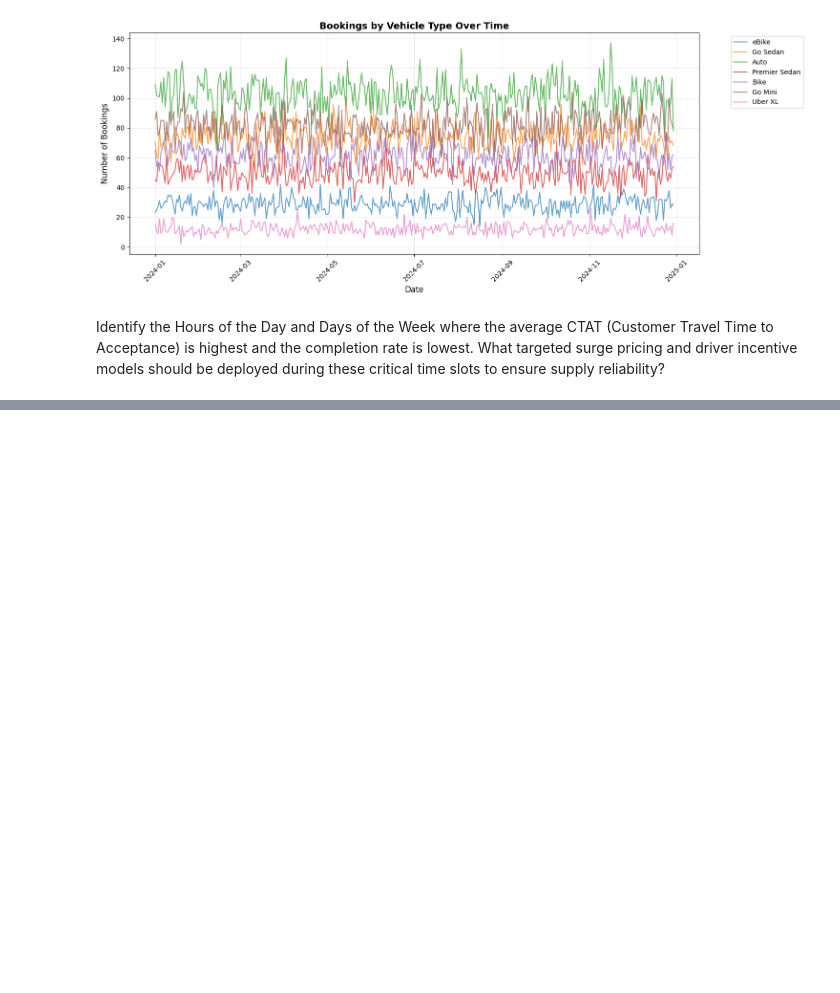
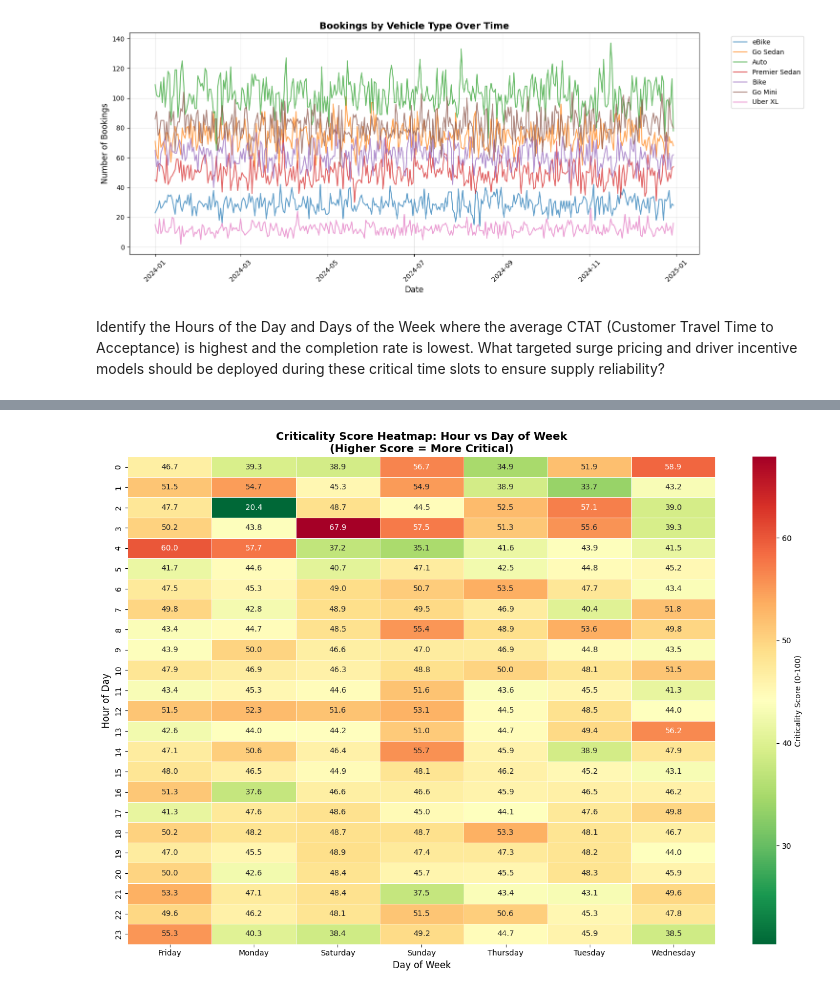
Before and after one commit to satya00089/ai-solutions-for-uber, a Jupyter notebook: ai-solutions-for-uber.ipynb, the cells around one changed output, grey strips where cells are left out. Saved outputs shown, nothing was run; the diff lists cells and outputs as text; code cells hidden in the pictures; blank space fills up the shorter version.

```diff
--- a/ai-solutions-for-uber.ipynb
+++ b/ai-solutions-for-uber.ipynb
@@ -217,0 +228,9 @@ df.groupby('DayOfWeek_Num')['Hour']
+# %%
+completion_stats = df.groupby(['DayOfWeek', 'Hour']).agg(
+    Total_Bookings=('Booking Status', 'count'),
+    Completed_Bookings=('Booking Status', lambda x: (x == 'Completed').sum())
+).reset_index()
+completion_stats['Completion_Rate'] = (
+    completion_stats['Completed_Bookings'] / completion_stats['Total_Bookings'] * 100
+)
+print(completion_stats.sort_values('Completion_Rate', ascending=True).head(10))
@@ -217,0 +249,19 @@ df.groupby('DayOfWeek_Num')['Hour']
+# %%
+criticality = ctat_flat.merge(
+    completion_stats,
+    on=['DayOfWeek', 'Hour']
+)
+criticality['CTAT Normalized'] = (
+    (criticality['Avg CTAT'] - criticality['Avg CTAT'].min()) /
+    (criticality['Avg CTAT'].max() - criticality['Avg CTAT'].min()) * 100
+)
+criticality['CompletionRate_Inverted'] = 100 - criticality['Completion_Rate']
+CTAT_WEIGHT = 0.5
+COMPLETION_WEIGHT = 0.5
+
+criticality['Criticality_Score'] = (
+    criticality['CTAT Normalized'] * CTAT_WEIGHT +
+    criticality['CompletionRate_Inverted'] * COMPLETION_WEIGHT
+)
+
+criticality.sort_values('Criticality_Score', ascending=False).head(15)[['DayOfWeek', 'Hour', 'Criticality_Score']]
@@ -217,0 +285,17 @@ df.groupby('DayOfWeek_Num')['Hour']
+# %%
+criticality_pivot = criticality.pivot(
+    index='Hour',
+    columns='DayOfWeek',
+    values='Criticality_Score'
+)
+plt.figure(figsize=(14, 10))
+sns.heatmap(criticality_pivot, cmap='RdYlGn_r', annot=True, fmt='.1f',
+            cbar_kws={'label': 'Criticality Score (0-100)'}, linewidths=0.5)
+plt.title('Criticality Score Heatmap: Hour vs Day of Week\n(Higher Score = More Critical)',
+          fontsize=14, fontweight='bold')
+plt.xlabel('Day of Week', fontsize=12)
+plt.ylabel('Hour of Day', fontsize=12)
+plt.tight_layout()
+plt.show()
+# %% [output]
+[figure, added]
```
Also changed, not shown: parts of 9 cells of this notebook.
